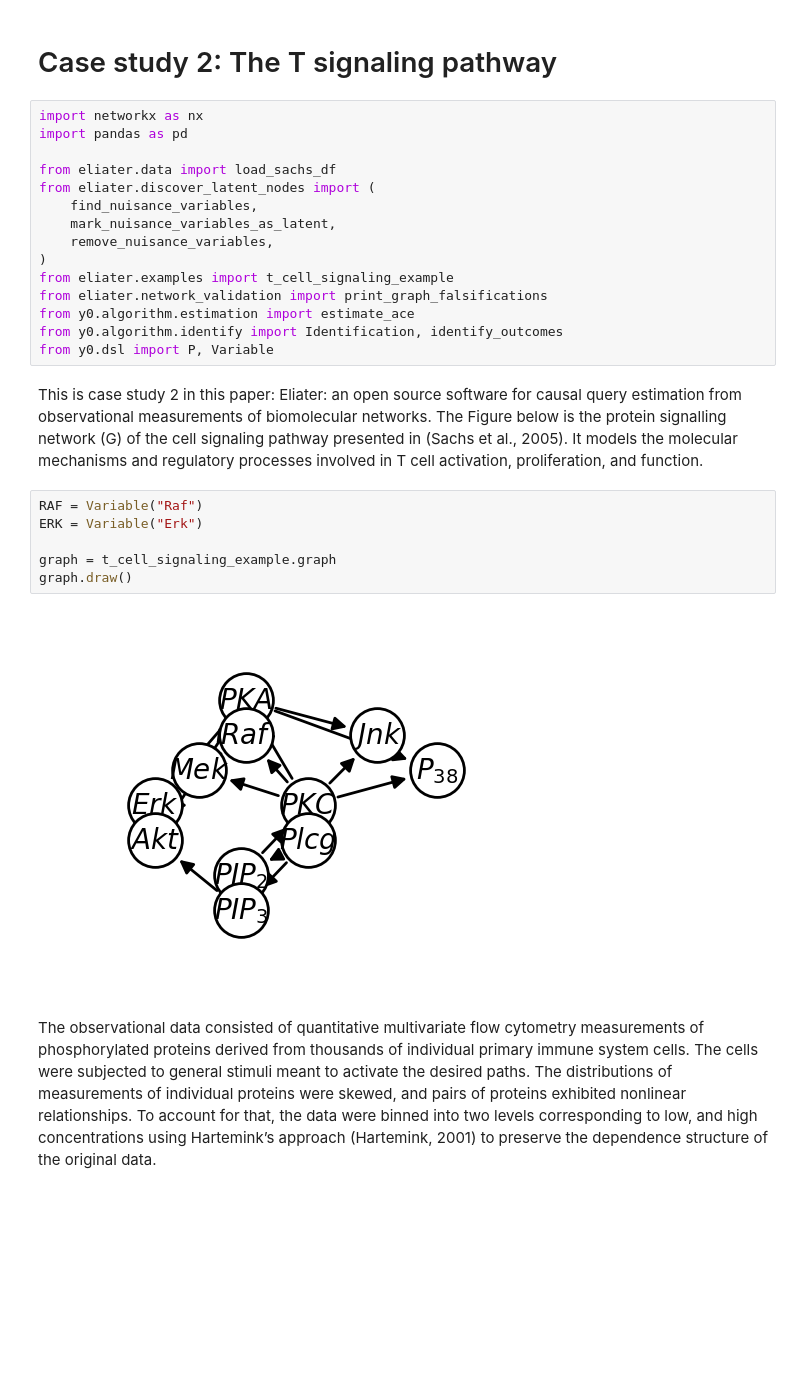
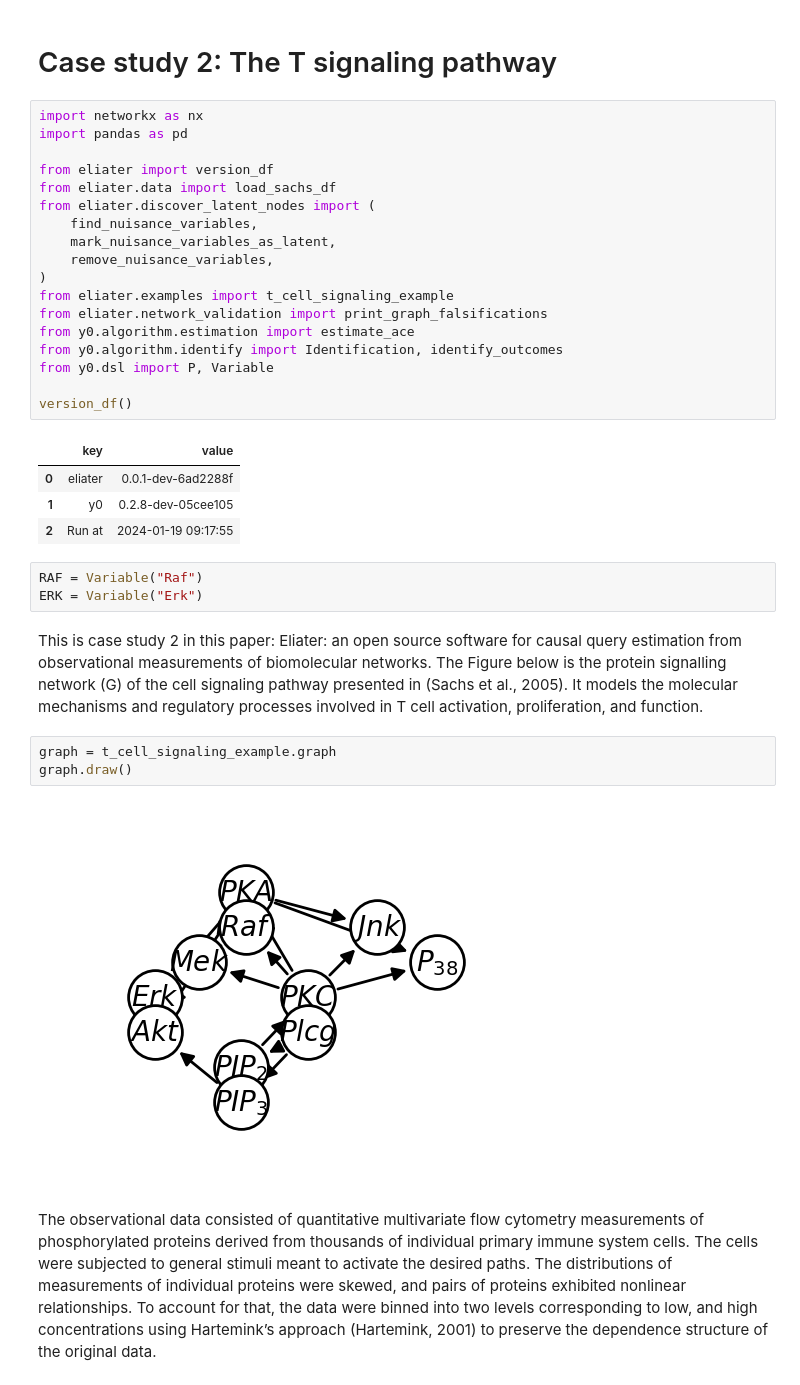
Before and after one commit to y0-causal-inference/eliater, a Jupyter notebook: notebooks/Case_study1_The_Tsignaling_pathway.ipynb, the cells around one changed output. Drawn from its saved outputs; the diff is of its cells as text; blank space fills up the shorter version.

Commit message:
Improve output in motiviating example and t cell signalling

```diff
--- a/notebooks/Case_study1_The_Tsignaling_pathway.ipynb
+++ b/notebooks/Case_study1_The_Tsignaling_pathway.ipynb
@@ -3,29 +3,37 @@
 # %%
 import networkx as nx
 import pandas as pd
 
+from eliater import version_df
 from eliater.data import load_sachs_df
 from eliater.discover_latent_nodes import (
     find_nuisance_variables,
     mark_nuisance_variables_as_latent,
     remove_nuisance_variables,
 )
 from eliater.examples import t_cell_signaling_example
 from eliater.network_validation import print_graph_falsifications
 from y0.algorithm.estimation import estimate_ace
 from y0.algorithm.identify import Identification, identify_outcomes
 from y0.dsl import P, Variable
+
+version_df()
+# %% [output]
+|  | key | value |
+| 0 | eliater | 0.0.1-dev-6ad2288f |
+| 1 | y0 | 0.2.8-dev-05cee105 |
+| 2 | Run at | 2024-01-19 09:17:55 |
+# %%
+RAF = Variable("Raf")
+ERK = Variable("Erk")
 # %% [markdown]
 This is case study 2 in this paper: Eliater: an open source software for causal query estimation from observational measurements of biomolecular networks. The Figure below is the protein signalling network (G) of the cell signaling pathway presented in (Sachs et al., 2005). It models the molecular
 mechanisms and regulatory processes involved in T cell activation, proliferation, and function.
-# %%
-RAF = Variable("Raf")
-ERK = Variable("Erk")
-
-graph = t_cell_signaling_example.graph
-graph.draw()
-# %% [output]
-[figure, removed]
+# %%
+graph = t_cell_signaling_example.graph
+graph.draw()
+# %% [output]
+[figure, added]
 # %% [markdown]
 The observational data consisted of quantitative multivariate flow cytometry measurements of phosphorylated proteins derived from thousands of individual primary immune system cells. The cells were subjected to general stimuli meant to activate the desired paths. The distributions of measurements of individual proteins were skewed, and pairs of proteins exhibited nonlinear relationships. To account for that, the data were binned into
 two levels corresponding to low, and high concentrations using Hartemink’s approach (Hartemink, 2001) to preserve
```
Also changed, not shown: parts of 2 cells of this notebook, 3 other files.
